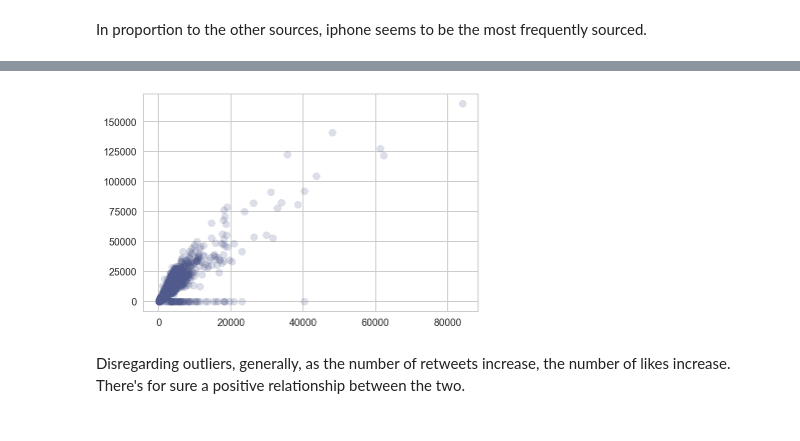
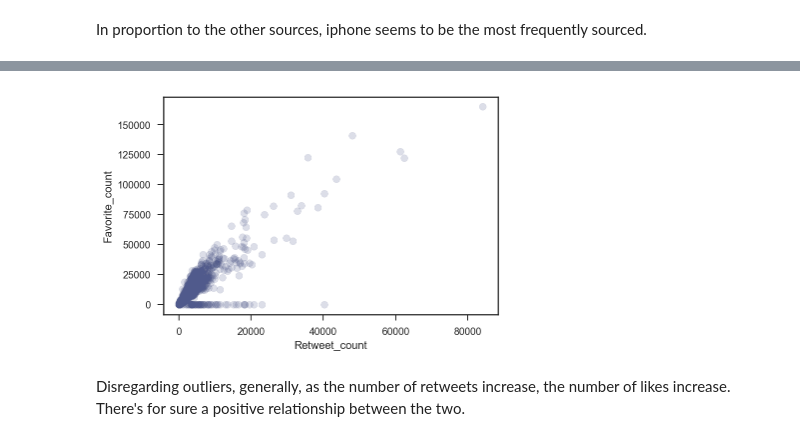
Before and after one commit to hbyhadeel/Wrangle_Project, a Jupyter notebook: wrangle_act.ipynb, the cells around one changed output, grey strips where cells are left out. Saved outputs shown, nothing was run; the diff lists cells and outputs as text; code cells hidden in the pictures.

Commit message:
create reports
- internal document - wrangling
- external document - visualization

```diff
--- a/wrangle_act.ipynb
+++ b/wrangle_act.ipynb
@@ -17,7 +17,6 @@ import time
 
 % matplotlib inline
 % config InlineBackend.figure_format = 'retina'
-sns.set(style="whitegrid")
 # %%
 # read csv file into dataframe
 t_archive = pd.read_csv('twitter-archive-enhanced.csv')
@@ -603,8 +565,10 @@ In proportion to the other sources, iphone seems to be the most frequently sourc
 # %%
 # plot retweet_count vs favorite_count
-plt.scatter(df_new['retweet_count'], df_new['favorite_count'], color='#505A8C', alpha=0.05);
+plt.scatter(df_new['retweet_count'], df_new['favorite_count'], color='#505A8C', alpha=0.05)
+plt.xlabel('Retweet_count')
+plt.ylabel('Favorite_count');
 # %% [output]
-[figure, old version]
+[figure, new version]
 # %% [markdown]
 Disregarding outliers, generally, as the number of retweets increase, the number of likes increase. There's for sure a positive relationship between the two.
 # %% [markdown]
```
Also changed, not shown: parts of 13 cells of this notebook, 11 other files.
